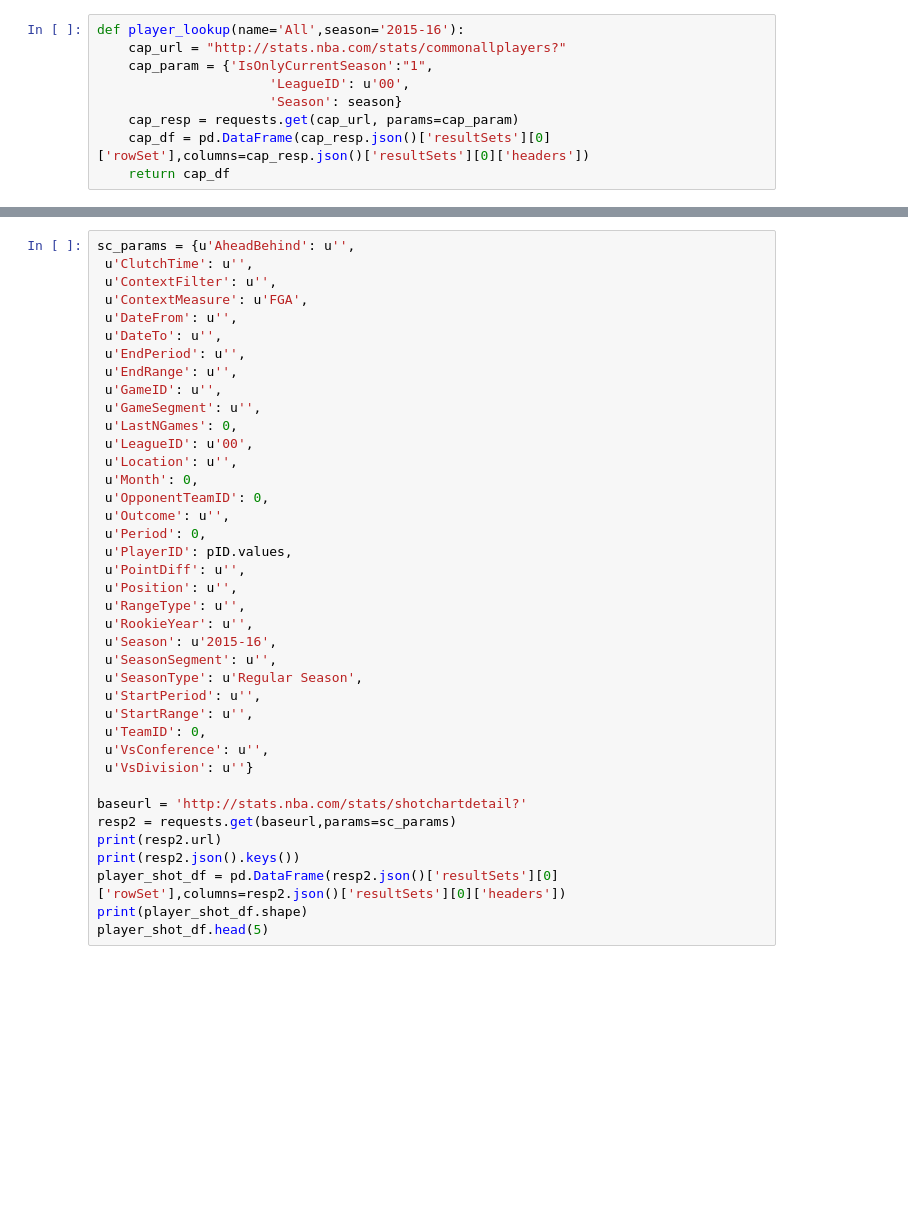
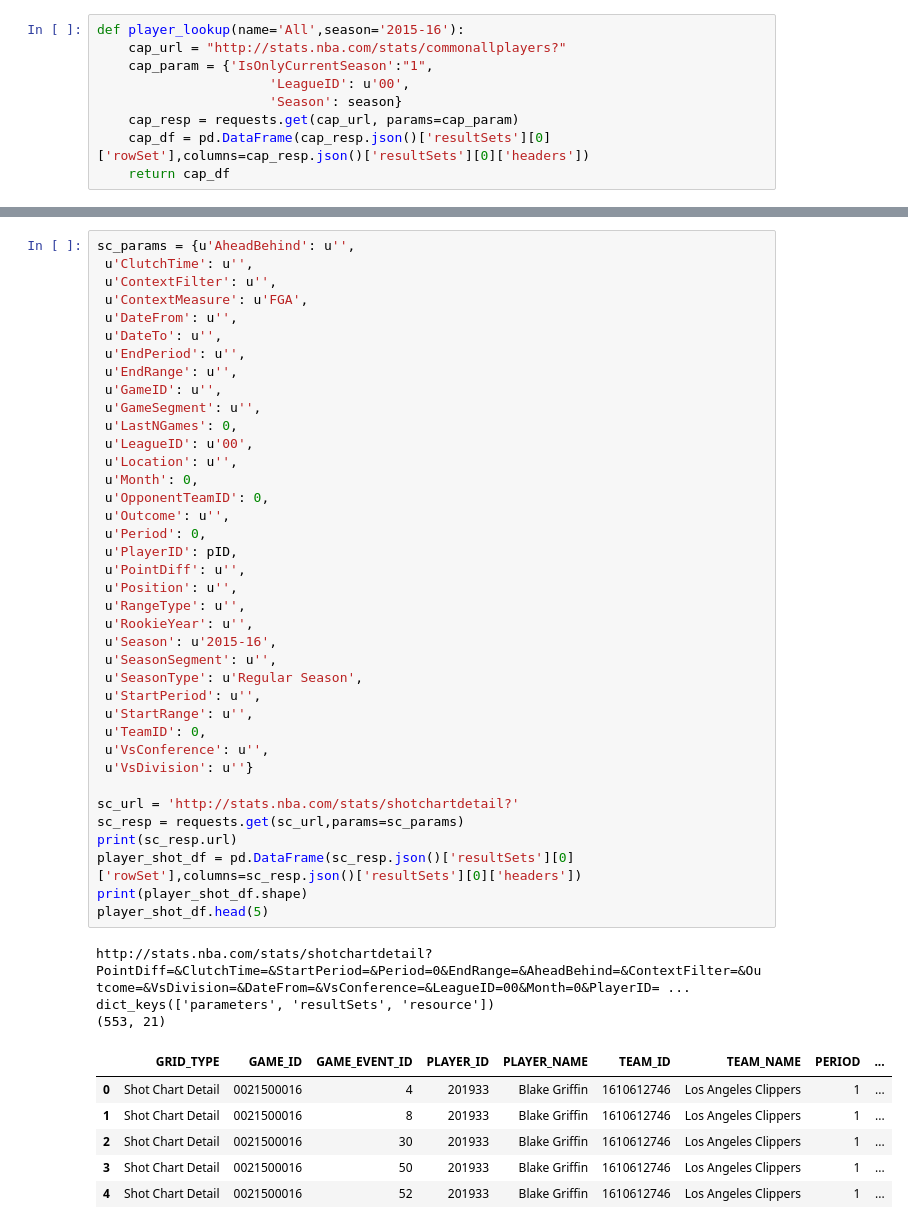
Before and after one commit to btq/nba_stats, a Jupyter notebook: NBA_Rebound_Blake.ipynb, the cells around one changed output, grey strips where cells are left out. Cells and saved outputs as stored; diff of their text form; blank space fills up the shorter version.

```diff
--- a/NBA_Rebound_Blake.ipynb
+++ b/NBA_Rebound_Blake.ipynb
@@ -75,36 +75,45 @@ sc_params = {u'AheadBehind': u'',
  u'ContextFilter': u'',
  u'ContextMeasure': u'FGA',
  u'DateFrom': u'',
  u'DateTo': u'',
  u'EndPeriod': u'',
  u'EndRange': u'',
  u'GameID': u'',
  u'GameSegment': u'',
  u'LastNGames': 0,
  u'LeagueID': u'00',
  u'Location': u'',
  u'Month': 0,
  u'OpponentTeamID': 0,
  u'Outcome': u'',
  u'Period': 0,
- u'PlayerID': pID.values,
+ u'PlayerID': pID,
  u'PointDiff': u'',
  u'Position': u'',
  u'RangeType': u'',
  u'RookieYear': u'',
  u'Season': u'2015-16',
  u'SeasonSegment': u'',
  u'SeasonType': u'Regular Season',
  u'StartPeriod': u'',
  u'StartRange': u'',
  u'TeamID': 0,
  u'VsConference': u'',
  u'VsDivision': u''}
 
-baseurl = 'http://stats.nba.com/stats/shotchartdetail?'
-resp2 = requests.get(baseurl,params=sc_params)
-print(resp2.url)
-print(resp2.json().keys())
-player_shot_df = pd.DataFrame(resp2.json()['resultSets'][0]['rowSet'],columns=resp2.json()['resultSets'][0]['headers'])
+sc_url = 'http://stats.nba.com/stats/shotchartdetail?'
+sc_resp = requests.get(sc_url,params=sc_params)
+print(sc_resp.url)
+player_shot_df = pd.DataFrame(sc_resp.json()['resultSets'][0]['rowSet'],columns=sc_resp.json()['resultSets'][0]['headers'])
 print(player_shot_df.shape)
 player_shot_df.head(5)
+# %% [output]
+http://stats.nba.com/stats/shotchartdetail?PointDiff=&ClutchTime=&StartPeriod=&Period=0&EndRange=&AheadBehind=&ContextFilter=&Outcome=&VsDivision=&DateFrom=&VsConference=&LeagueID=00&Month=0&PlayerID= ...
+dict_keys(['parameters', 'resultSets', 'resource'])
+(553, 21)
+|  | GRID_TYPE | GAME_ID | GAME_EVENT_ID | PLAYER_ID | PLAYER_NAME | TEAM_ID | TEAM_NAME | PERIOD | ... |
+| 0 | Shot Chart Detail | 0021500016 | 4 | 201933 | Blake Griffin | 1610612746 | Los Angeles Clippers | 1 | ... |
+| 1 | Shot Chart Detail | 0021500016 | 8 | 201933 | Blake Griffin | 1610612746 | Los Angeles Clippers | 1 | ... |
+| 2 | Shot Chart Detail | 0021500016 | 30 | 201933 | Blake Griffin | 1610612746 | Los Angeles Clippers | 1 | ... |
+| 3 | Shot Chart Detail | 0021500016 | 50 | 201933 | Blake Griffin | 1610612746 | Los Angeles Clippers | 1 | ... |
+| 4 | Shot Chart Detail | 0021500016 | 52 | 201933 | Blake Griffin | 1610612746 | Los Angeles Clippers | 1 | ... |
```
Also changed, not shown: parts of 5 cells of this notebook.
